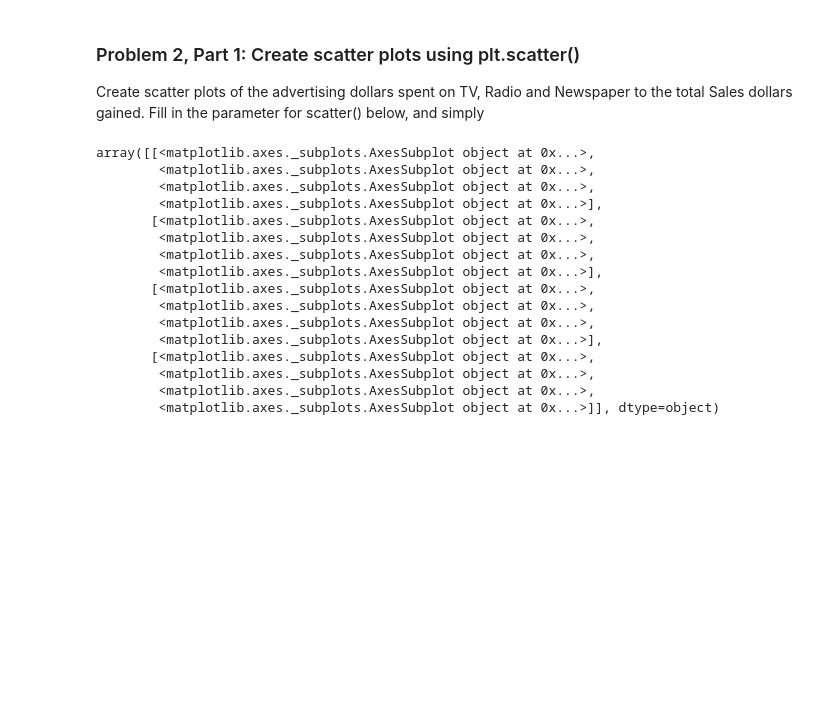
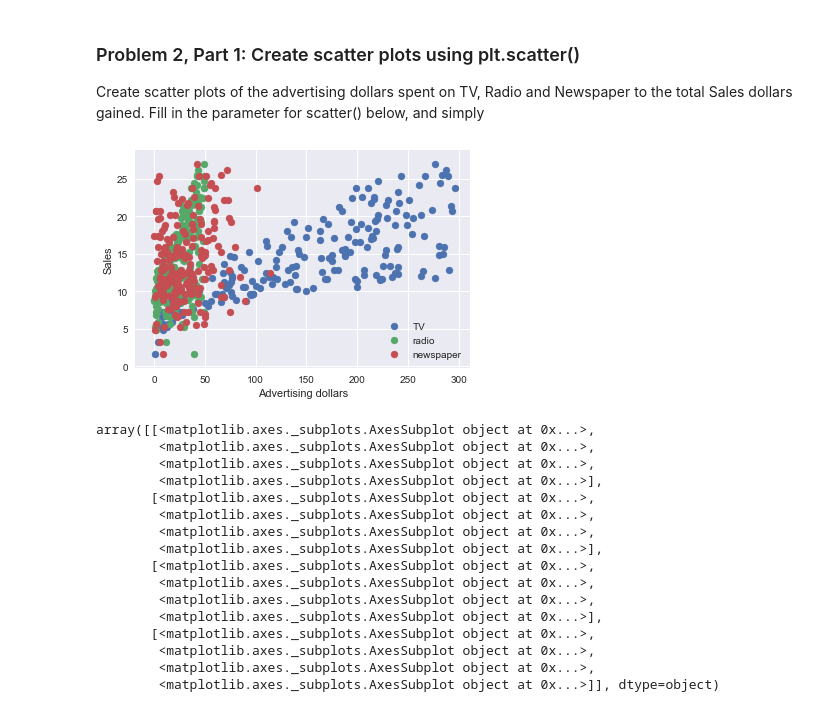
Before and after one commit to Columbia-Intro-Data-Science/python-introduction-kj2431, a Jupyter notebook: Homework1-kj2431.ipynb, the cells around one changed output. Saved outputs shown, nothing was run; the diff lists cells and outputs as text; code cells hidden in the pictures; blank space fills up the shorter version.

```diff
--- a/Homework1-kj2431.ipynb
+++ b/Homework1-kj2431.ipynb
@@ -91,4 +91,16 @@ df.boxplot()
 ### Problem 2, Part 1: Create scatter plots using plt.scatter()
 
 Create scatter plots of the advertising dollars spent on TV, Radio and Newspaper to the total Sales dollars gained. Fill in the parameter for scatter() below, and simply
+# %%
+f1 = plt.figure()
+ax1 = f1.add_subplot(111)
+
+ax1.scatter(df['TV'],df['sales'], label = 'TV')
+ax1.scatter(df['radio'],df['sales'], label = 'radio')
+ax1.scatter(df['newspaper'],df['sales'], label = 'newspaper')
+plt.ylabel('Sales')
+plt.xlabel('Advertising dollars')
+plt.legend(loc='lower right');
+# %% [output]
+[figure, added]
 # %%
```
Also changed, not shown: parts of 4 cells of this notebook.
